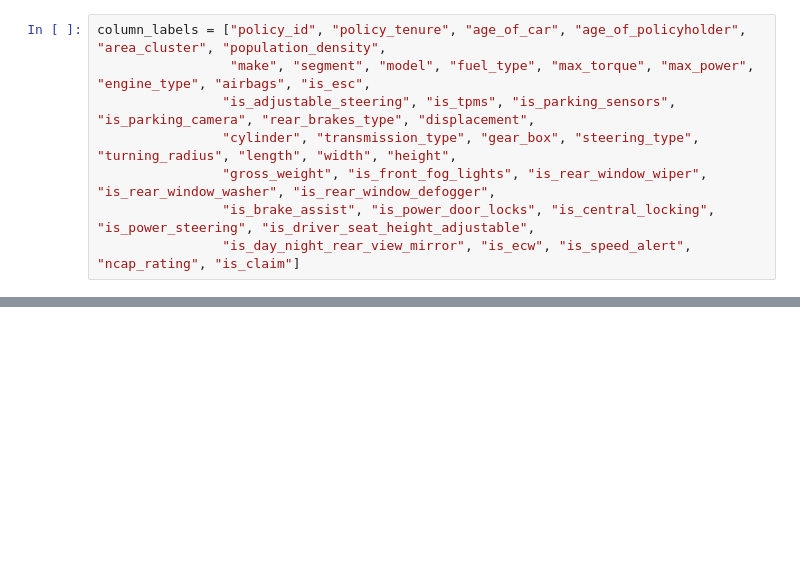
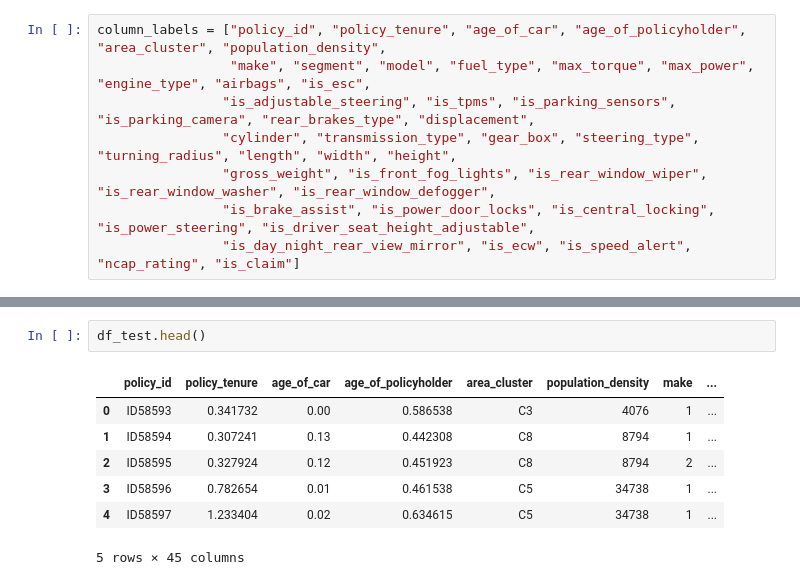
Before and after one commit to AmaniN16/MLFansFinalProject, a Jupyter notebook: train.ipynb, the cells around one changed output, grey strips where cells are left out. Cells and saved outputs as stored; diff of their text form; blank space fills up the shorter version.

```diff
--- a/train.ipynb
+++ b/train.ipynb
@@ -150,0 +144,10 @@ train_final
+# %%
+df_test.head()
+# %% [output]
+|  | policy_id | policy_tenure | age_of_car | age_of_policyholder | area_cluster | population_density | make | ... |
+| 0 | ID58593 | 0.341732 | 0.00 | 0.586538 | C3 | 4076 | 1 | ... |
+| 1 | ID58594 | 0.307241 | 0.13 | 0.442308 | C8 | 8794 | 1 | ... |
+| 2 | ID58595 | 0.327924 | 0.12 | 0.451923 | C8 | 8794 | 2 | ... |
+| 3 | ID58596 | 0.782654 | 0.01 | 0.461538 | C5 | 34738 | 1 | ... |
+| 4 | ID58597 | 1.233404 | 0.02 | 0.634615 | C5 | 34738 | 1 | ... |
+5 rows × 45 columns
```
Also changed, not shown: parts of 9 cells of this notebook, 1 other file.
